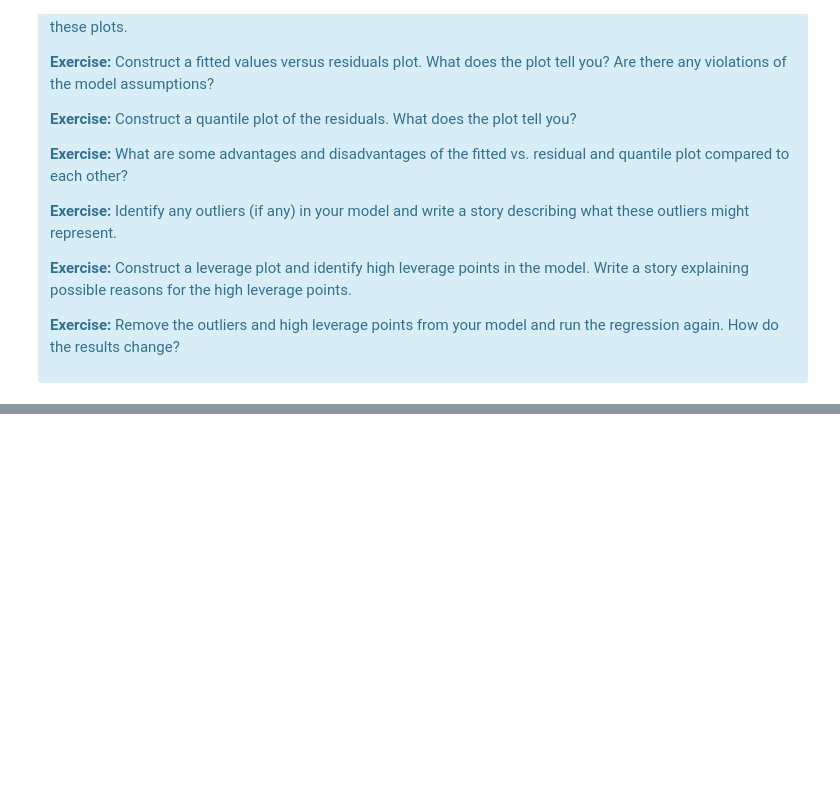
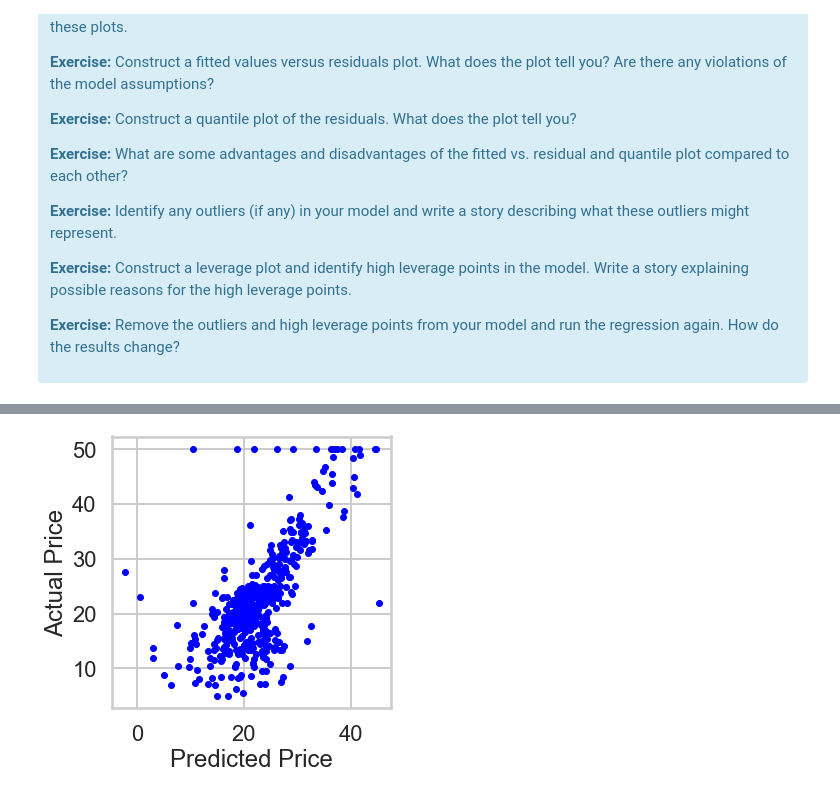
Before and after one commit to weboctave/mec-mini-projects, a Jupyter notebook: mec-11.4.1-linear-regression-mini-project/Mini_Project_Linear_Regression.ipynb, the cells around one changed output, grey strips where cells are left out. Cells and saved outputs as stored; diff of their text form; code cells hidden in the pictures; blank space fills up the shorter version.

```diff
--- a/mec-11.4.1-linear-regression-mini-project/Mini_Project_Linear_Regression.ipynb
+++ b/mec-11.4.1-linear-regression-mini-project/Mini_Project_Linear_Regression.ipynb
@@ -1124,0 +1213,12 @@ There are some other issues that are important investigate with linear regressio
+# %%
+# Plot the Predicted Vs Actual
+plt.figure(figsize=(5, 5))
+plt.plot(m.fittedvalues, bos['PRICE'], 'b', marker='.', linestyle = 'None')
+# plt.legend(['Fitted', 'Actual'])
+# plt.ylim(0, 10)
+# plt.xlim(-2, 12)
+plt.xlabel('Predicted Price')
+plt.ylabel('Actual Price');
+# plt.title('Predicted vs Actual')
+# %% [output]
+[figure, added]
```
Also changed, not shown: parts of 37 cells of this notebook, 1 other file.
